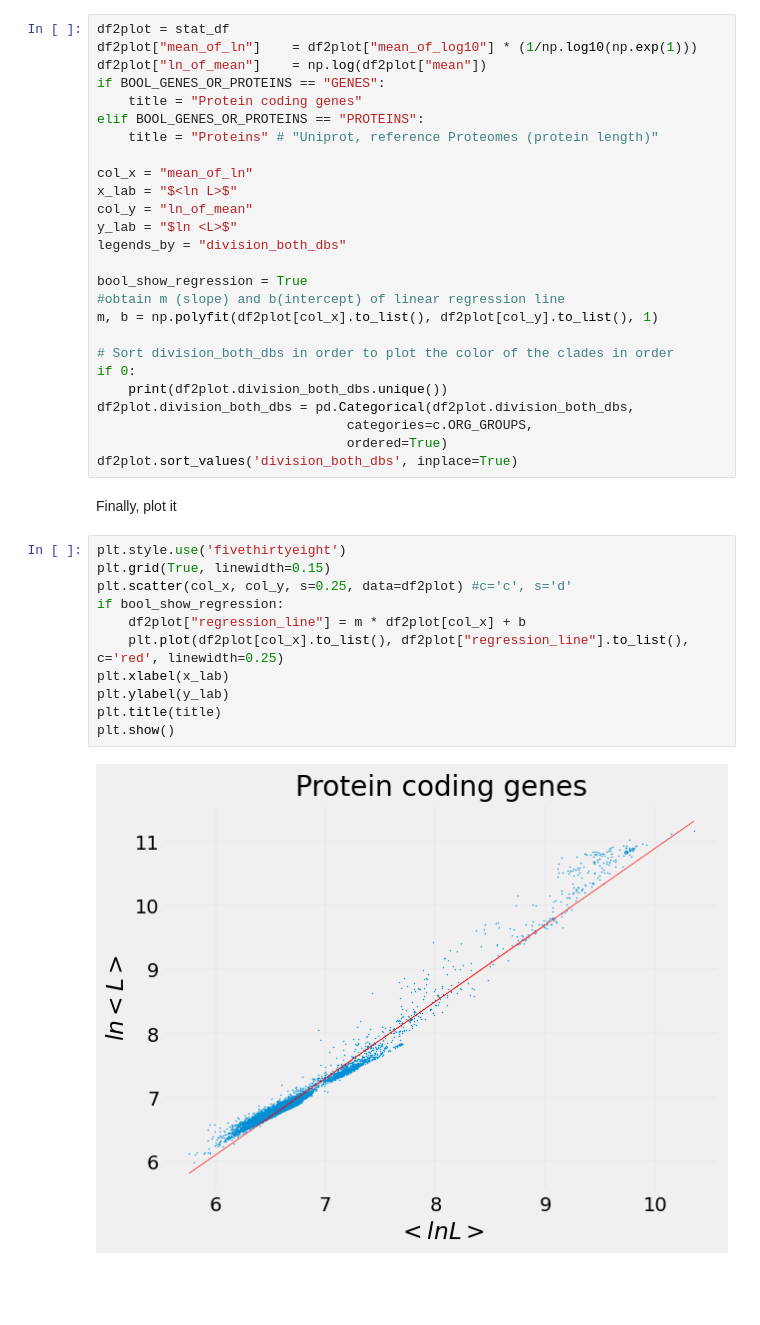
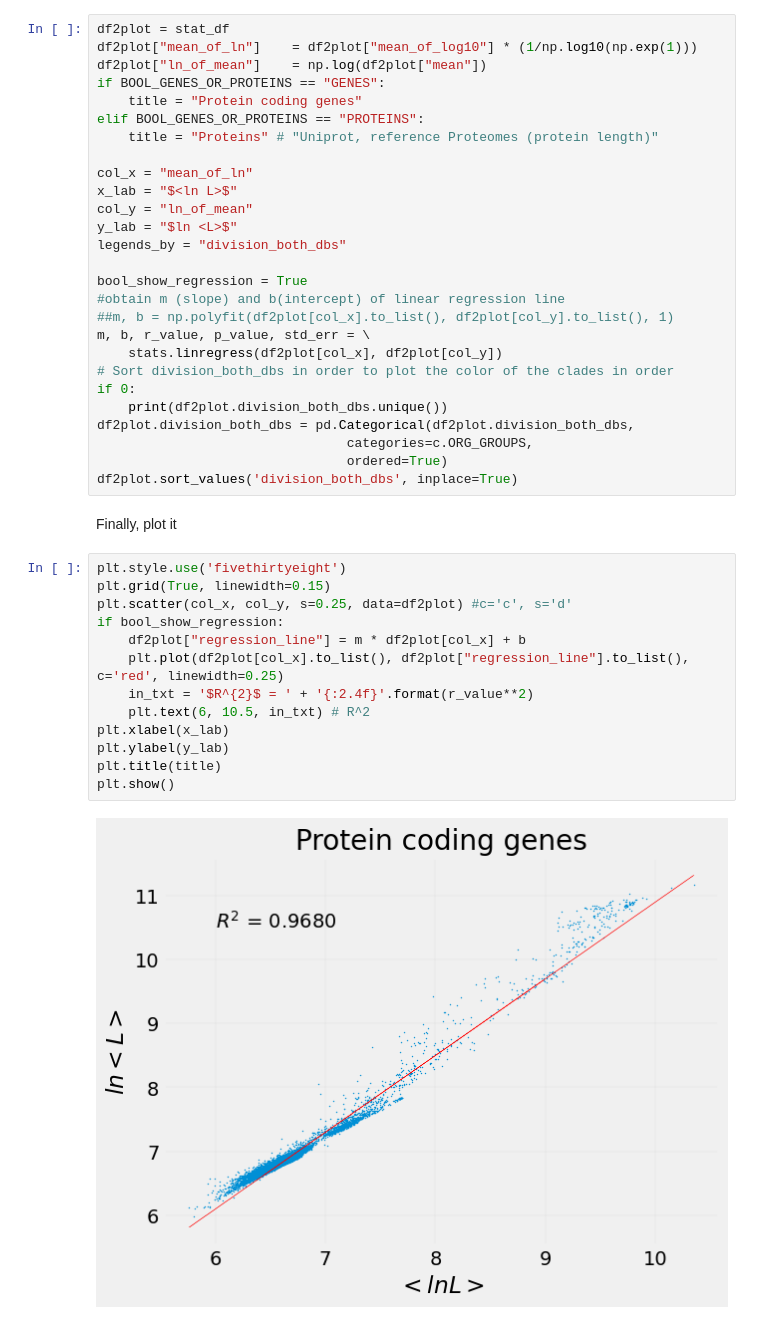
Before and after one commit to emuro/borrador, a Jupyter notebook: main_work/suppl_work/meanOfLn_lnOfMean.ipynb, the cells around one changed output. Saved outputs shown, nothing was run; the diff lists cells and outputs as text; blank space fills up the shorter version.

```diff
--- a/main_work/suppl_work/meanOfLn_lnOfMean.ipynb
+++ b/main_work/suppl_work/meanOfLn_lnOfMean.ipynb
@@ -77,8 +77,9 @@ legends_by = "division_both_dbs"
 
 bool_show_regression = True
 #obtain m (slope) and b(intercept) of linear regression line
-m, b = np.polyfit(df2plot[col_x].to_list(), df2plot[col_y].to_list(), 1)
-
+##m, b = np.polyfit(df2plot[col_x].to_list(), df2plot[col_y].to_list(), 1)
+m, b, r_value, p_value, std_err = \
+    stats.linregress(df2plot[col_x], df2plot[col_y])
 # Sort division_both_dbs in order to plot the color of the clades in order
 if 0:
     print(df2plot.division_both_dbs.unique())
@@ -91,13 +92,15 @@ Finally, plot it
 # %%
 plt.style.use('fivethirtyeight')
 plt.grid(True, linewidth=0.15)
 plt.scatter(col_x, col_y, s=0.25, data=df2plot) #c='c', s='d'
 if bool_show_regression:
     df2plot["regression_line"] = m * df2plot[col_x] + b
     plt.plot(df2plot[col_x].to_list(), df2plot["regression_line"].to_list(), c='red', linewidth=0.25)
+    in_txt = '$R^{2}$ = ' + '{:2.4f}'.format(r_value**2)
+    plt.text(6, 10.5, in_txt) # R^2
 plt.xlabel(x_lab)
 plt.ylabel(y_lab)
 plt.title(title)
 plt.show()
 # %% [output]
-[figure, old version]
+[figure, new version]
```
Also changed, not shown: parts of 2 cells of this notebook, 1 other file.
